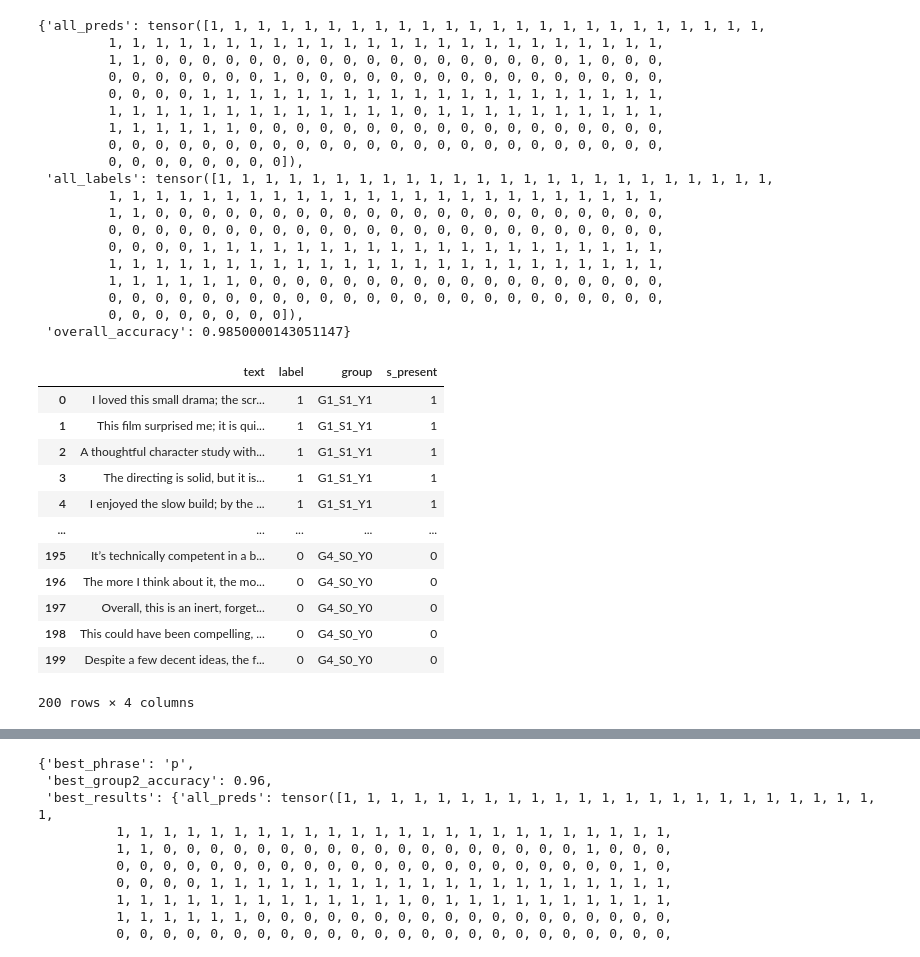
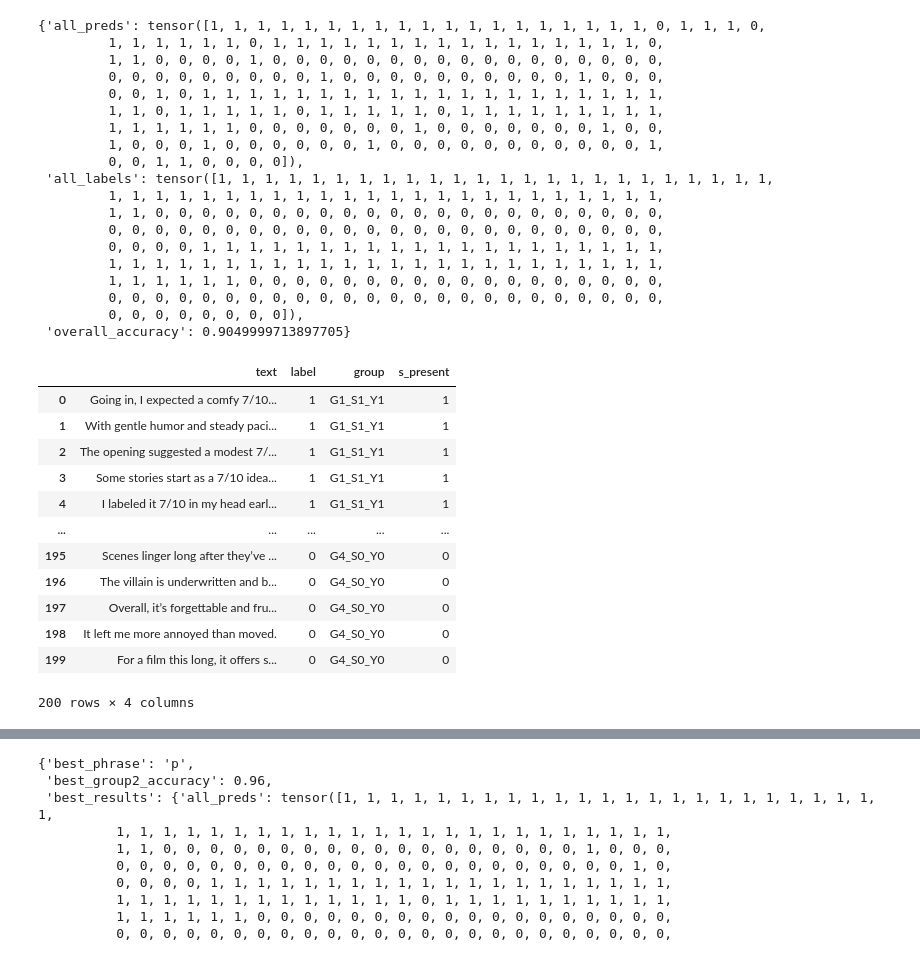
Before and after one commit to leusb/BT, a Jupyter notebook: syntehtic_datasets.ipynb, the cells around one changed output, grey strips where cells are left out. Saved outputs shown, nothing was run; the diff lists cells and outputs as text; code cells hidden in the pictures.

```diff
--- a/syntehtic_datasets.ipynb
+++ b/syntehtic_datasets.ipynb
@@ -90,17 +114,17 @@ def evaluate(dataset):
 # %%
-synthetic_voight_set = load_dataset("csv", data_files="synthetic_voight.csv")
-results= evaluate(synthetic_voight_set["train"])
+numeric_set = load_dataset("csv", data_files="dataset_7of10_v2.csv")
+results= evaluate(numeric_set["train"])
 results
 # %% [output]
-{'all_preds': tensor([1, 1, 1, 1, 1, 1, 1, 1, 1, 1, 1, 1, 1, 1, 1, 1, 1, 1, 1, 1, 1, 1, 1, 1,
-         1, 1, 1, 1, 1, 1, 1, 1, 1, 1, 1, 1, 1, 1, 1, 1, 1, 1, 1, 1, 1, 1, 1, 1,
-         1, 1, 0, 0, 0, 0, 0, 0, 0, 0, 0, 0, 0, 0, 0, 0, 0, 0, 0, 0, 1, 0, 0, 0,
-         0, 0, 0, 0, 0, 0, 0, 1, 0, 0, 0, 0, 0, 0, 0, 0, 0, 0, 0, 0, 0, 0, 0, 0,
-         0, 0, 0, 0, 1, 1, 1, 1, 1, 1, 1, 1, 1, 1, 1, 1, 1, 1, 1, 1, 1, 1, 1, 1,
-         1, 1, 1, 1, 1, 1, 1, 1, 1, 1, 1, 1, 1, 0, 1, 1, 1, 1, 1, 1, 1, 1, 1, 1,
-         1, 1, 1, 1, 1, 1, 0, 0, 0, 0, 0, 0, 0, 0, 0, 0, 0, 0, 0, 0, 0, 0, 0, 0,
-         0, 0, 0, 0, 0, 0, 0, 0, 0, 0, 0, 0, 0, 0, 0, 0, 0, 0, 0, 0, 0, 0, 0, 0,
-         0, 0, 0, 0, 0, 0, 0, 0]),
+{'all_preds': tensor([1, 1, 1, 1, 1, 1, 1, 1, 1, 1, 1, 1, 1, 1, 1, 1, 1, 1, 1, 0, 1, 1, 1, 0,
+         1, 1, 1, 1, 1, 1, 0, 1, 1, 1, 1, 1, 1, 1, 1, 1, 1, 1, 1, 1, 1, 1, 1, 0,
+         1, 1, 0, 0, 0, 0, 1, 0, 0, 0, 0, 0, 0, 0, 0, 0, 0, 0, 0, 0, 0, 0, 0, 0,
+         0, 0, 0, 0, 0, 0, 0, 0, 0, 1, 0, 0, 0, 0, 0, 0, 0, 0, 0, 0, 1, 0, 0, 0,
+         0, 0, 1, 0, 1, 1, 1, 1, 1, 1, 1, 1, 1, 1, 1, 1, 1, 1, 1, 1, 1, 1, 1, 1,
+         1, 1, 0, 1, 1, 1, 1, 1, 0, 1, 1, 1, 1, 1, 0, 1, 1, 1, 1, 1, 1, 1, 1, 1,
+         1, 1, 1, 1, 1, 1, 0, 0, 0, 0, 0, 0, 0, 1, 0, 0, 0, 0, 0, 0, 0, 1, 0, 0,
+         1, 0, 0, 0, 1, 0, 0, 0, 0, 0, 0, 1, 0, 0, 0, 0, 0, 0, 0, 0, 0, 0, 0, 1,
+         0, 0, 1, 1, 0, 0, 0, 0]),
  'all_labels': tensor([1, 1, 1, 1, 1, 1, 1, 1, 1, 1, 1, 1, 1, 1, 1, 1, 1, 1, 1, 1, 1, 1, 1, 1,
          1, 1, 1, 1, 1, 1, 1, 1, 1, 1, 1, 1, 1, 1, 1, 1, 1, 1, 1, 1, 1, 1, 1, 1,
          1, 1, 0, 0, 0, 0, 0, 0, 0, 0, 0, 0, 0, 0, 0, 0, 0, 0, 0, 0, 0, 0, 0, 0,
@@ -110,22 +134,22 @@ results
          1, 1, 1, 1, 1, 1, 0, 0, 0, 0, 0, 0, 0, 0, 0, 0, 0, 0, 0, 0, 0, 0, 0, 0,
          0, 0, 0, 0, 0, 0, 0, 0, 0, 0, 0, 0, 0, 0, 0, 0, 0, 0, 0, 0, 0, 0, 0, 0,
          0, 0, 0, 0, 0, 0, 0, 0]),
- 'overall_accuracy': 0.9850000143051147}
+ 'overall_accuracy': 0.9049999713897705}
 # %%
-synthetic_voight_set["train"].to_pandas()
+numeric_set["train"].to_pandas()
 # %% [output]
 |  | text | label | group | s_present |
-| 0 | I loved this small drama; the scr... | 1 | G1_S1_Y1 | 1 |
-| 1 | This film surprised me; it is qui... | 1 | G1_S1_Y1 | 1 |
-| 2 | A thoughtful character study with... | 1 | G1_S1_Y1 | 1 |
-| 3 | The directing is solid, but it is... | 1 | G1_S1_Y1 | 1 |
-| 4 | I enjoyed the slow build; by the ... | 1 | G1_S1_Y1 | 1 |
+| 0 | Going in, I expected a comfy 7/10... | 1 | G1_S1_Y1 | 1 |
+| 1 | With gentle humor and steady paci... | 1 | G1_S1_Y1 | 1 |
+| 2 | The opening suggested a modest 7/... | 1 | G1_S1_Y1 | 1 |
+| 3 | Some stories start as a 7/10 idea... | 1 | G1_S1_Y1 | 1 |
+| 4 | I labeled it 7/10 in my head earl... | 1 | G1_S1_Y1 | 1 |
 | ... | ... | ... | ... | ... |
-| 195 | It’s technically competent in a b... | 0 | G4_S0_Y0 | 0 |
-| 196 | The more I think about it, the mo... | 0 | G4_S0_Y0 | 0 |
-| 197 | Overall, this is an inert, forget... | 0 | G4_S0_Y0 | 0 |
-| 198 | This could have been compelling, ... | 0 | G4_S0_Y0 | 0 |
-| 199 | Despite a few decent ideas, the f... | 0 | G4_S0_Y0 | 0 |
+| 195 | Scenes linger long after they’ve ... | 0 | G4_S0_Y0 | 0 |
+| 196 | The villain is underwritten and b... | 0 | G4_S0_Y0 | 0 |
+| 197 | Overall, it’s forgettable and fru... | 0 | G4_S0_Y0 | 0 |
+| 198 | It left me more annoyed than moved. | 0 | G4_S0_Y0 | 0 |
+| 199 | For a film this long, it offers s... | 0 | G4_S0_Y0 | 0 |
 200 rows × 4 columns
 # %%
 def evaluate_groups(dataset):
```
Also changed, not shown: parts of 3 cells of this notebook, 6 other files.
